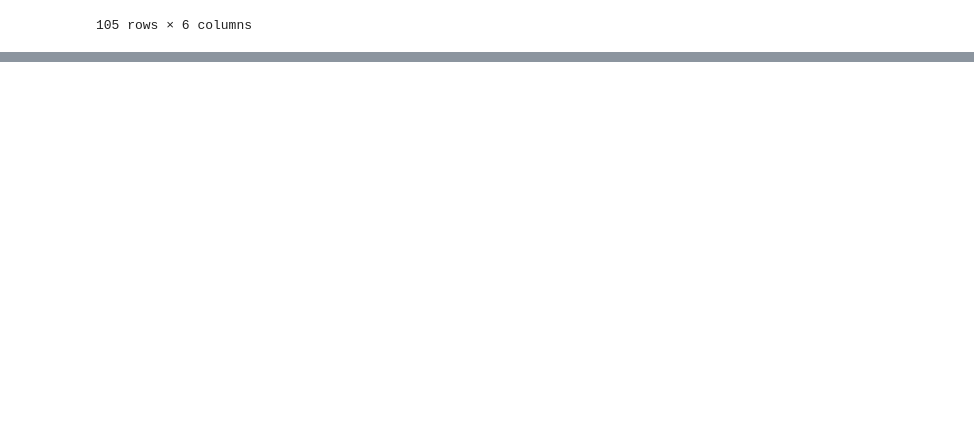
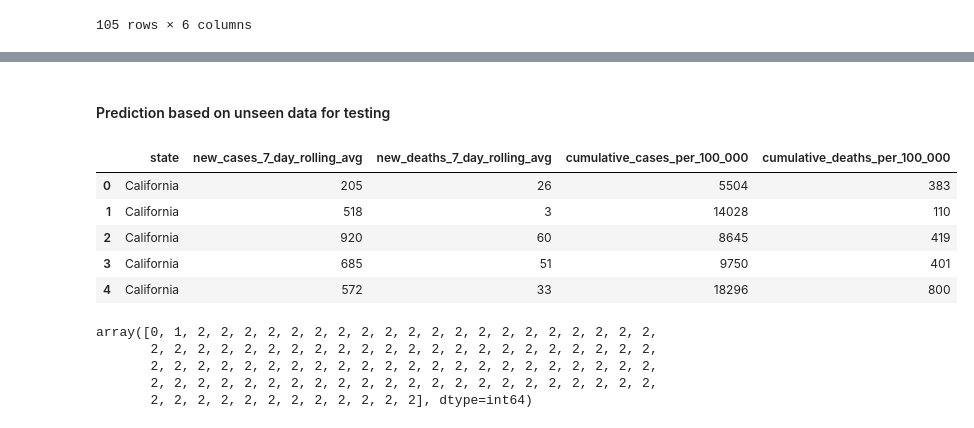
Before and after one commit to Eric-MK/ML_class_lessons, a Jupyter notebook: task3.ipynb, the cells around one changed output, grey strips where cells are left out. Cells and saved outputs as stored; diff of their text form; code cells hidden in the pictures; blank space fills up the shorter version.

```diff
--- a/task3.ipynb
+++ b/task3.ipynb
@@ -421,0 +410,31 @@ alabama[alabama['states-pred'] == 2]
+# %% [markdown]
+#### Prediction based on unseen data for testing
+# %%
+import numpy as np
+
+states = ['California', 'Texas', 'Florida', 'New York']
+
+# Generating random data for each state in df_new
+data = []
+for state in states:
+    # Create 100 new data points for each state
+    for _ in range(100):
+        new_cases_7_day_rolling_avg = np.random.randint(100, 1000)
+        new_deaths_7_day_rolling_avg = np.random.randint(0, 100)
+        cumulative_cases_per_100_000 = np.random.randint(5000, 20000)
+        cumulative_deaths_per_100_000 = np.random.randint(100, 1000)
+        data.append([state, new_cases_7_day_rolling_avg, new_deaths_7_day_rolling_avg,
+                     cumulative_cases_per_100_000, cumulative_deaths_per_100_000])
+
+# Create a DataFrame
+df_new = pd.DataFrame(data, columns=['state', 'new_cases_7_day_rolling_avg', 'new_deaths_7_day_rolling_avg',
+                                     'cumulative_cases_per_100_000', 'cumulative_deaths_per_100_000'])
+# %%
+df_new.head()
+# %% [output]
+|  | state | new_cases_7_day_rolling_avg | new_deaths_7_day_rolling_avg | cumulative_cases_per_100_000 | cumulative_deaths_per_100_000 |
+| 0 | California | 205 | 26 | 5504 | 383 |
+| 1 | California | 518 | 3 | 14028 | 110 |
+| 2 | California | 920 | 60 | 8645 | 419 |
+| 3 | California | 685 | 51 | 9750 | 401 |
+| 4 | California | 572 | 33 | 18296 | 800 |
@@ -421,0 +457,8 @@ alabama[alabama['states-pred'] == 2]
+# %%
+state_new_predictions['Texas']
+# %% [output]
+array([0, 1, 2, 2, 2, 2, 2, 2, 2, 2, 2, 2, 2, 2, 2, 2, 2, 2, 2, 2, 2, 2,
+       2, 2, 2, 2, 2, 2, 2, 2, 2, 2, 2, 2, 2, 2, 2, 2, 2, 2, 2, 2, 2, 2,
+       2, 2, 2, 2, 2, 2, 2, 2, 2, 2, 2, 2, 2, 2, 2, 2, 2, 2, 2, 2, 2, 2,
+       2, 2, 2, 2, 2, 2, 2, 2, 2, 2, 2, 2, 2, 2, 2, 2, 2, 2, 2, 2, 2, 2,
+       2, 2, 2, 2, 2, 2, 2, 2, 2, 2, 2, 2], dtype=int64)
```
Also changed, not shown: parts of 6 cells of this notebook.
